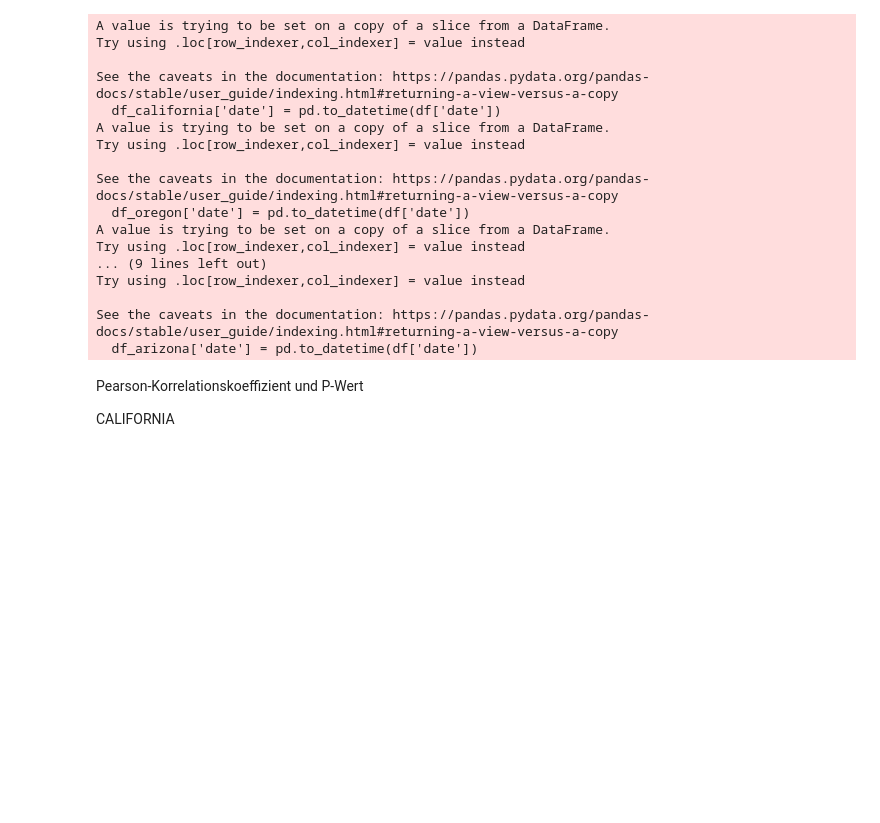
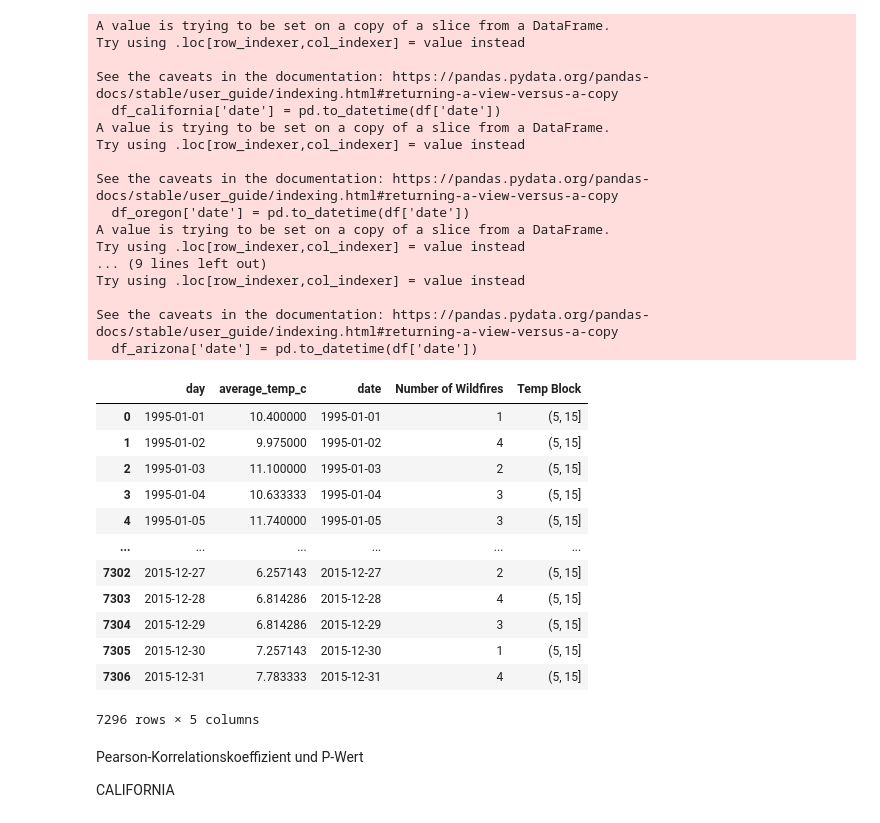
Before and after one commit to Pissane/Capstone_Project, a Jupyter notebook: correlation_weather_fire_copy.ipynb, the cells around one changed output. Saved outputs shown, nothing was run; the diff lists cells and outputs as text; code cells hidden in the pictures; blank space fills up the shorter version.

```diff
--- a/correlation_weather_fire_copy.ipynb
+++ b/correlation_weather_fire_copy.ipynb
@@ -150,12 +159,12 @@ daily_avg_temp_idaho = df_idaho.groupby(df_idaho['date'].dt.date)['average_temp_
 daily_avg_temp_newmexico = df_newmexico.groupby(df_newmexico['date'].dt.date)['average_temp_c'].mean().reset_index()
 daily_avg_temp_arizona = df_arizona.groupby(df_arizona['date'].dt.date)['average_temp_c'].mean().reset_index()
 # %%
-# Filter 'df_california' etc. data for the specified time frame (1995-2015)
-df_california = df_california[(df_california['date'].dt.year >= 1995) & (df_california['date'].dt.year <= 2015)]
-df_oregon = df_oregon[(df_oregon['date'].dt.year >= 1995) & (df_oregon['date'].dt.year <= 2015)]
-df_idaho = df_idaho[(df_idaho['date'].dt.year >= 1995) & (df_idaho['date'].dt.year <= 2015)]
-df_newmexico = df_newmexico[(df_newmexico['date'].dt.year >= 1995) & (df_newmexico['date'].dt.year <= 2015)]
-df_arizona = df_arizona[(df_arizona['date'].dt.year >= 1995) & (df_arizona['date'].dt.year <= 2015)]
+# # Filter 'df_california' etc. data for the specified time frame (1995-2015)
+# df_california = df_california[(df_california['date'].dt.year >= 1995) & (df_california['date'].dt.year <= 2015)]
+# df_oregon = df_oregon[(df_oregon['date'].dt.year >= 1995) & (df_oregon['date'].dt.year <= 2015)]
+# df_idaho = df_idaho[(df_idaho['date'].dt.year >= 1995) & (df_idaho['date'].dt.year <= 2015)]
+# df_newmexico = df_newmexico[(df_newmexico['date'].dt.year >= 1995) & (df_newmexico['date'].dt.year <= 2015)]
+# df_arizona = df_arizona[(df_arizona['date'].dt.year >= 1995) & (df_arizona['date'].dt.year <= 2015)]
 # %%
 # Select the 'average_temp_c' column from the weather dataset
 df_california = df_california[['date', 'average_temp_c']]
@@ -164,10 +173,10 @@ df_idaho = df_idaho[['date', 'average_temp_c']]
 df_newmexico = df_newmexico[['date', 'average_temp_c']]
 df_arizona = df_arizona[['date', 'average_temp_c']]
 # %%
-# Filter wildfire data for the same time frame
-wf_california = wf_california[(wf_california['combined_discovery_date'].dt.year >= 1995) & (wf_california['combined_discovery_date'].dt.year <= 2015)]
-wf_oregon = wf_oregon[(wf_oregon['combined_discovery_date'].dt.year >= 1995) & (wf_oregon['combined_discovery_date'].dt.year <= 2015)]
-wf_idaho = wf_idaho[(wf_idaho['combined_discovery_date'].dt.year >= 1995) & (wf_idaho['combined_discovery_date'].dt.year <= 2015)]
-wf_newmexico = wf_newmexico[(wf_newmexico['combined_discovery_date'].dt.year >= 1995) & (wf_newmexico['combined_discovery_date'].dt.year <= 2015)]
-wf_arizona = wf_arizona[(wf_arizona['combined_discovery_date'].dt.year >= 1995) & (wf_arizona['combined_discovery_date'].dt.year <= 2015)]
+# # Filter wildfire data for the same time frame
+# wf_california = wf_california[(wf_california['combined_discovery_date'].dt.year >= 1995) & (wf_california['combined_discovery_date'].dt.year <= 2015)]
+# wf_oregon = wf_oregon[(wf_oregon['combined_discovery_date'].dt.year >= 1995) & (wf_oregon['combined_discovery_date'].dt.year <= 2015)]
+# wf_idaho = wf_idaho[(wf_idaho['combined_discovery_date'].dt.year >= 1995) & (wf_idaho['combined_discovery_date'].dt.year <= 2015)]
+# wf_newmexico = wf_newmexico[(wf_newmexico['combined_discovery_date'].dt.year >= 1995) & (wf_newmexico['combined_discovery_date'].dt.year <= 2015)]
+# wf_arizona = wf_arizona[(wf_arizona['combined_discovery_date'].dt.year >= 1995) & (wf_arizona['combined_discovery_date'].dt.year <= 2015)]
 # %%
@@ -234,6 +243,22 @@ merged_data_newmexico = pd.merge(df_avg_temp_newmexico, daily_unique_wildfires_n
 merged_data_arizona = pd.merge(df_avg_temp_arizona, daily_unique_wildfires_arizona_a, left_on='day', right_on='date')
 
 #Dieser Code wird die DataFrames basierend auf den unterschiedlichen Spalten 'day' und 'date' zusammenführen.
+# %%
+merged_data_california
+# %% [output]
+|  | day | average_temp_c | date | Number of Wildfires | Temp Block |
+| 0 | 1995-01-01 | 10.400000 | 1995-01-01 | 1 | (5, 15] |
+| 1 | 1995-01-02 | 9.975000 | 1995-01-02 | 4 | (5, 15] |
+| 2 | 1995-01-03 | 11.100000 | 1995-01-03 | 2 | (5, 15] |
+| 3 | 1995-01-04 | 10.633333 | 1995-01-04 | 3 | (5, 15] |
+| 4 | 1995-01-05 | 11.740000 | 1995-01-05 | 3 | (5, 15] |
+| ... | ... | ... | ... | ... | ... |
+| 7302 | 2015-12-27 | 6.257143 | 2015-12-27 | 2 | (5, 15] |
+| 7303 | 2015-12-28 | 6.814286 | 2015-12-28 | 4 | (5, 15] |
+| 7304 | 2015-12-29 | 6.814286 | 2015-12-29 | 3 | (5, 15] |
+| 7305 | 2015-12-30 | 7.257143 | 2015-12-30 | 1 | (5, 15] |
+| 7306 | 2015-12-31 | 7.783333 | 2015-12-31 | 4 | (5, 15] |
+7296 rows × 5 columns
 # %%
 # Remove rows with missing values (NaN) in either column
 merged_data_california = merged_data_california.dropna(subset=['average_temp_c', 'Number of Wildfires'])
```
Also changed, not shown: parts of 7 cells of this notebook.
